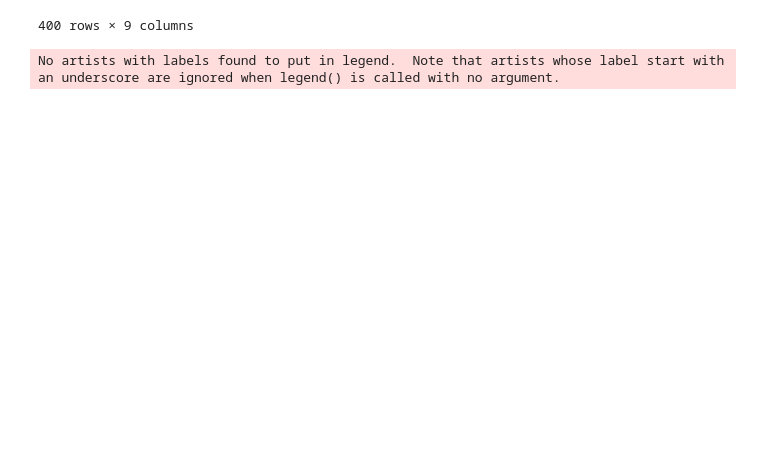
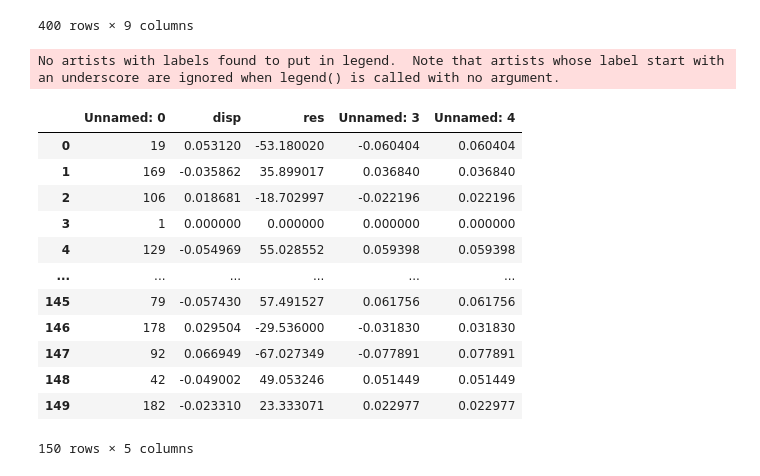
Before and after one commit to tongjibridge/Multi_algorithm_comparison_basic_version, a Jupyter notebook: plot.ipynb, the cells around one changed output. Drawn from its saved outputs; the diff is of its cells as text; code cells hidden in the pictures; blank space fills up the shorter version.

```diff
--- a/plot.ipynb
+++ b/plot.ipynb
@@ -88,3 +88,21 @@ y=df["train/cls_loss"]
 plot_result(x, y,out="train_cls")
 # %% [output]
 No artists with labels found to put in legend.  Note that artists whose label start with an underscore are ignored when legend() is called with no argument.
+# %%
+df=pd.read_excel('E:/baidubackup/BaiduSyncdisk/博士毕业论文/图/3/固定相机.xlsx')
+df=df[:150].sample(frac=1).reset_index(drop=True)
+df
+# %% [output]
+|  | Unnamed: 0 | disp | res | Unnamed: 3 | Unnamed: 4 |
+| 0 | 19 | 0.053120 | -53.180020 | -0.060404 | 0.060404 |
+| 1 | 169 | -0.035862 | 35.899017 | 0.036840 | 0.036840 |
+| 2 | 106 | 0.018681 | -18.702997 | -0.022196 | 0.022196 |
+| 3 | 1 | 0.000000 | 0.000000 | 0.000000 | 0.000000 |
+| 4 | 129 | -0.054969 | 55.028552 | 0.059398 | 0.059398 |
+| ... | ... | ... | ... | ... | ... |
+| 145 | 79 | -0.057430 | 57.491527 | 0.061756 | 0.061756 |
+| 146 | 178 | 0.029504 | -29.536000 | -0.031830 | 0.031830 |
+| 147 | 92 | 0.066949 | -67.027349 | -0.077891 | 0.077891 |
+| 148 | 42 | -0.049002 | 49.053246 | 0.051449 | 0.051449 |
+| 149 | 182 | -0.023310 | 23.333071 | 0.022977 | 0.022977 |
+150 rows × 5 columns
```
Also changed, not shown: parts of 5 cells of this notebook, 18 other files.
